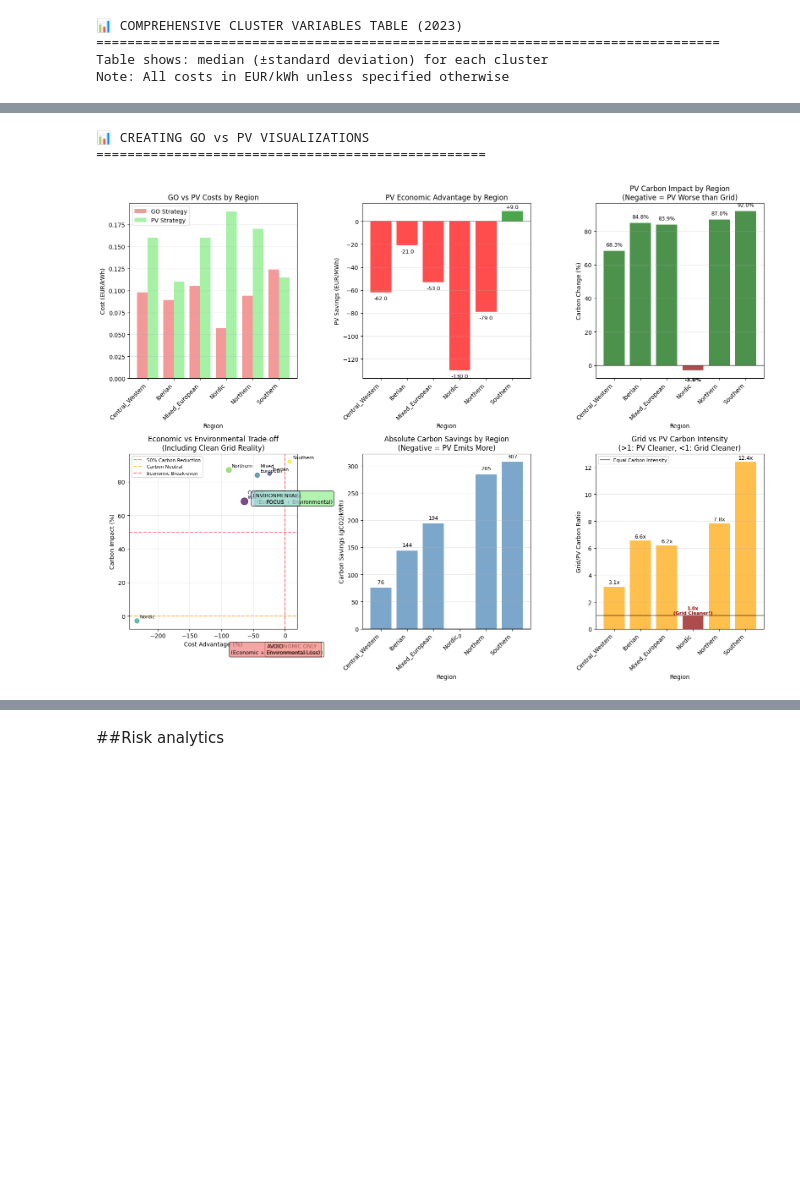
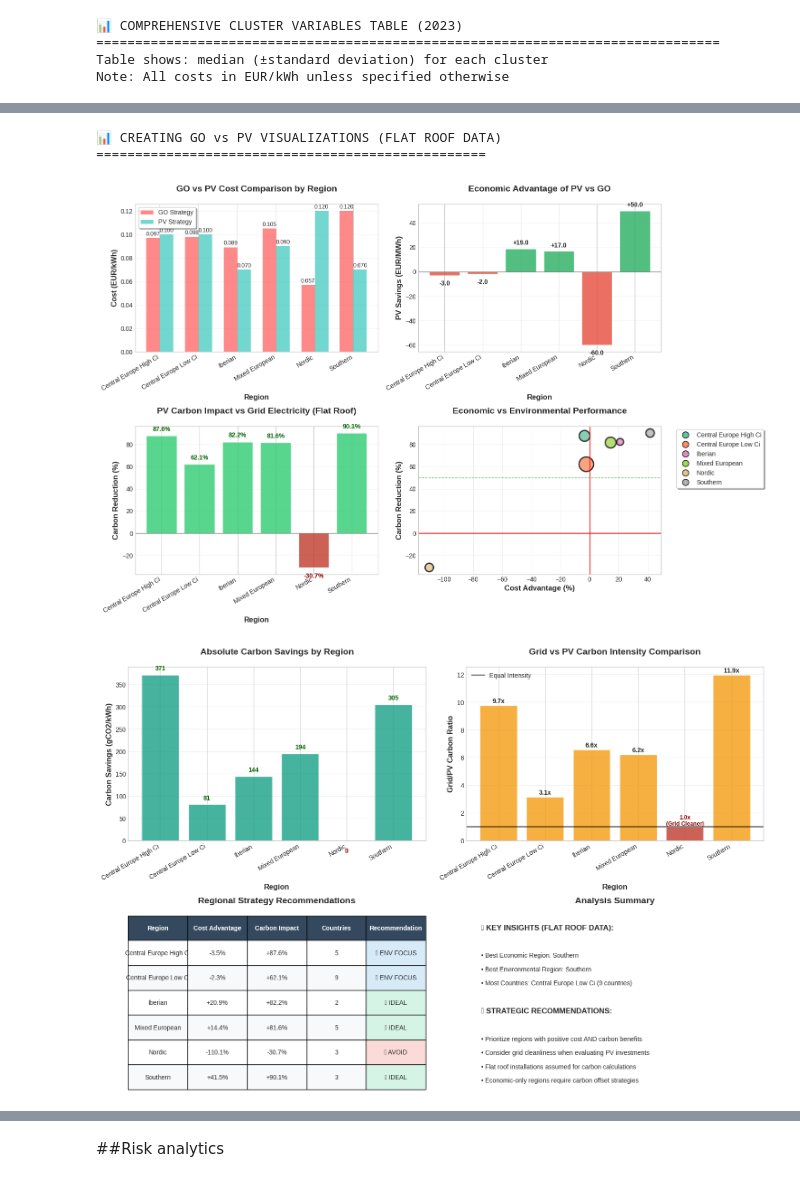
Before and after one commit to BalthazazarDuc/MasterThesis, a Jupyter notebook: Copie_de_MasterThesis.ipynb, the cells around one changed output, grey strips where cells are left out. Saved outputs shown, nothing was run; the diff lists cells and outputs as text; code cells hidden in the pictures; blank space fills up the shorter version.

```diff
--- a/Copie_de_MasterThesis.ipynb
+++ b/Copie_de_MasterThesis.ipynb
@@ -1177,6 +1175,7 @@ import numpy as np
 def part1_create_economic_variables(df, go_price_per_mwh=0.5, analysis_year=None):
     """
     Part 1: Create all economic variables for GO vs PV analysis
+    Using FLAT ROOF carbon intensity data
 
     Parameters:
     df: DataFrame with your dataset
@@ -1188,7 +1187,7 @@ def part1_create_economic_variables(df, go_price_per_mwh=0.5, analysis_year=None
     analysis_year: Year used for analysis
     """
 
-    print("🔧 PART 1: ECONOMIC VARIABLES CREATION")
+    print("🔧 PART 1: ECONOMIC VARIABLES CREATION (FLAT ROOF)")
     print("=" * 50)
 
     # Create working copy
@@ -1204,6 +1203,7 @@ def part1_create_economic_variables(df, go_price_per_mwh=0.5, analysis_year=None
 
     print(f"📅 Analysis year: {analysis_year}")
     print(f"💶 GO certificate price: €{go_price_per_mwh}/MWh")
+    print(f"🏢 Using FLAT ROOF carbon intensity data")
 
     # === VARIABLE CREATION ===
 
@@ -1225,24 +1225,24 @@ def part1_create_economic_variables(df, go_price_per_mwh=0.5, analysis_year=None
     # 6. Cost Advantage Percentage
     df_work['Cost_advantage_percentage'] = (df_work['Corporate_savings_GO_vs_PV'] / df_work['GO_total_cost_kWh']) * 100
 
-    # 7. Carbon Effectiveness of PV
+    # 7. Carbon Effectiveness of PV (USING FLAT ROOF)
     df_work['Carbon_effectiveness_PV'] = (
-        (df_work['Carbon intensity of electricity - gCO2/kWh'] - df_work['S-opta (gCO2-eq/kWh)']) /
+        (df_work['Carbon intensity of electricity - gCO2/kWh'] - df_work['Flat roof (gCO2-eq/kWh)']) /
         df_work['Carbon intensity of electricity - gCO2/kWh']
     )
     df_work['Carbon_effectiveness_PV'] = df_work['Carbon_effectiveness_PV'].clip(lower=0) * 100
 
     # === ADDITIONAL CARBON VARIABLES ===
 
-    # 8. Absolute Carbon Savings (gCO2/kWh)
+    # 8. Absolute Carbon Savings (gCO2/kWh) (USING FLAT ROOF)
     df_work['Carbon_savings_absolute'] = (
-        df_work['Carbon intensity of electricity - gCO2/kWh'] - df_work['S-opta (gCO2-eq/kWh)']
+        df_work['Carbon intensity of electricity - gCO2/kWh'] - df_work['Flat roof (gCO2-eq/kWh)']
     ).clip(lower=0)
 
-    # 9. Carbon Intensity Ratio (how many times cleaner PV is vs grid)
+    # 9. Carbon Intensity Ratio (how many times cleaner PV is vs grid) (USING FLAT ROOF)
     df_work['Carbon_intensity_ratio'] = (
         df_work['Carbon intensity of electricity - gCO2/kWh'] /
-        (df_work['S-opta (gCO2-eq/kWh)'] + 0.1)  # Add small value to avoid division by zero
+        (df_work['Flat roof (gCO2-eq/kWh)'] + 0.1)  # Add small value to avoid division by zero
     )
 
     # 10. Carbon Price Breakeven (EUR/tCO2)
@@ -1261,7 +1261,7 @@ def part1_create_economic_variables(df, go_price_per_mwh=0.5, analysis_year=None
     print("  • PV_total_cost_kWh (EUR/kWh)")
     print("  • Corporate_savings_GO_vs_PV (EUR/kWh)")
     print("  • Cost_advantage_percentage (%)")
-    print("\nCarbon variables:")
+    print("\nCarbon variables (using Flat Roof data):")
     print("  • Carbon_effectiveness_PV (%)")
     print("  • Carbon_savings_absolute (gCO2/kWh)")
     print("  • Carbon_intensity_ratio (factor)")
@@ -1272,9 +1272,11 @@ def part1_create_economic_variables(df, go_price_per_mwh=0.5, analysis_year=None
 def part1_cluster_economic_recap(df_work, analysis_year):
     """
     Provide a comprehensive recap of economic variables by cluster
+    Using FLAT ROOF carbon intensity data
     """
 
     print(f"\n📊 CLUSTER-LEVEL ECONOMIC VARIABLES RECAP ({analysis_year})")
+    print("🏢 Using FLAT ROOF carbon intensity data")
     print("=" * 70)
 
     # Filter to analysis year
@@ -1337,8 +1339,8 @@ def part1_cluster_economic_recap(df_work, analysis_year):
         print(f"  Savings: €{row['savings_med']*1000:+.1f}/MWh (€{row['savings_min']*1000:+.1f} to €{row['savings_max']*1000:+.1f})")
         print(f"  Cost advantage: {row['cost_adv_med']:+.1f}% ({row['cost_adv_min']:+.1f}% to {row['cost_adv_max']:+.1f}%)")
 
-        # Carbon analysis
-        print(f"🌱 Carbon reduction: {row['carbon_eff_med']:.1f}% ({row['carbon_eff_min']:.1f}%-{row['carbon_eff_max']:.1f}%)")
+        # Carbon analysis (FLAT ROOF)
+        print(f"🌱 Carbon reduction (Flat Roof): {row['carbon_eff_med']:.1f}% ({row['carbon_eff_min']:.1f}%-{row['carbon_eff_max']:.1f}%)")
         print(f"  Absolute savings: {row['carbon_abs_med']:.0f} gCO2/kWh ({row['carbon_abs_min']:.0f}-{row['carbon_abs_max']:.0f})")
         print(f"  PV cleanliness factor: {row['carbon_ratio_med']:.1f}x cleaner ({row['carbon_ratio_min']:.1f}x-{row['carbon_ratio_max']:.1f}x)")
 
@@ -1352,7 +1354,7 @@ def part1_cluster_economic_recap(df_work, analysis_year):
         if row['go_cost_std'] > 0.01 or row['pv_cost_std'] > 0.01:
             print("  ⚠️  High cost variation within cluster")
 
-    print(f"\n📋 SUMMARY")
+    print(f"\n📋 SUMMARY (FLAT ROOF ANALYSIS)")
     print("=" * 30)
 
     # Overall summary statistics
@@ -1369,7 +1371,7 @@ def part1_cluster_economic_recap(df_work, analysis_year):
     print(f"GO strategy: €{cluster_recap['go_cost_med'].min():.3f}-€{cluster_recap['go_cost_med'].max():.3f}/kWh")
     print(f"PV strategy: €{cluster_recap['pv_cost_med'].min():.3f}-€{cluster_recap['pv_cost_med'].max():.3f}/kWh")
 
-    print(f"\nCarbon analysis ranges:")
+    print(f"\nCarbon analysis ranges (Flat Roof):")
     print(f"Carbon effectiveness: {cluster_recap['carbon_eff_med'].min():.1f}%-{cluster_recap['carbon_eff_med'].max():.1f}%")
     print(f"Absolute carbon savings: {cluster_recap['carbon_abs_med'].min():.0f}-{cluster_recap['carbon_abs_med'].max():.0f} gCO2/kWh")
     print(f"PV cleanliness factor: {cluster_recap['carbon_ratio_med'].min():.1f}x-{cluster_recap['carbon_ratio_med'].max():.1f}x")
@@ -1383,5 +1385,5 @@ def part1_cluster_economic_recap(df_work, analysis_year):
     return cluster_recap
 
 # Usage example:
-df_with_variables, year = part1_create_economic_variables(df, go_price_per_mwh=0.5)
+# df_with_variables, year = part1_create_economic_variables(df, go_price_per_mwh=0.5)
 # cluster_summary = part1_cluster_economic_recap(df_with_variables, year)
@@ -1868,9 +1879,10 @@ def create_country_scatter(df_work, analysis_year):
 # %%
-cluster_summary = create_go_pv_visualizations(df_with_variables, year)
+cluster_summary = create_go_pv_visualizations(df_with_variables, 2023)
 # %% [output]
-📊 CREATING GO vs PV VISUALIZATIONS
+📊 CREATING GO vs PV VISUALIZATIONS (FLAT ROOF DATA)
 ==================================================
-[figure, old version]
+[figure, new version]
+[figure, added]
 # %%
 heatmap_data = create_summary_heatmap(df_with_variables, year)
 # %% [output]
```
Also changed, not shown: parts of 32 cells of this notebook.
